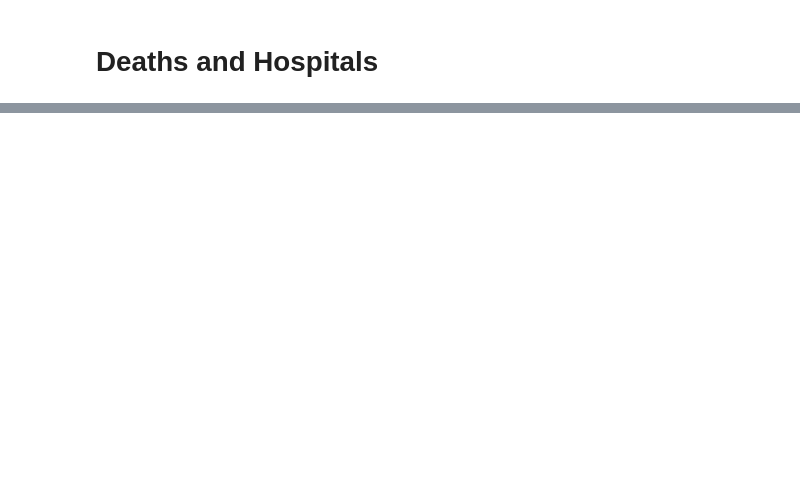
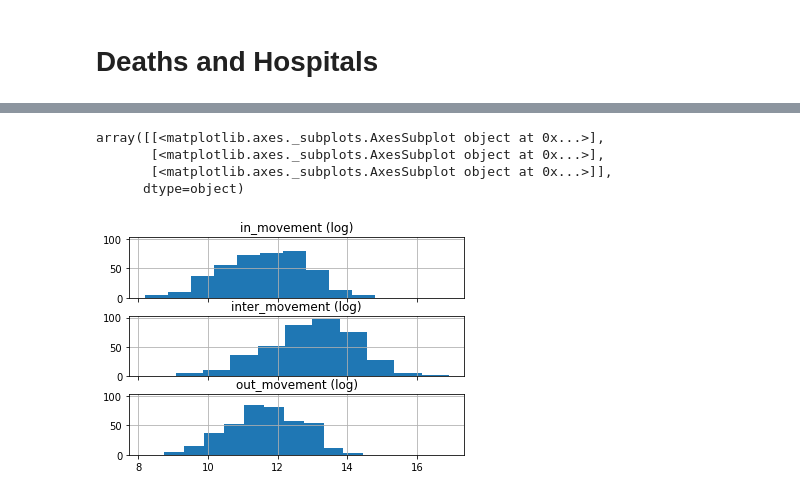
Before and after one commit to jhu-covid-optimization/covid-drivers, a Jupyter notebook: notebooks/06-rp-hospital_analysis.ipynb, the cells around one changed output, grey strips where cells are left out. Cells and saved outputs as stored; diff of their text form; code cells hidden in the pictures; blank space fills up the shorter version.

```diff
--- a/notebooks/06-rp-hospital_analysis.ipynb
+++ b/notebooks/06-rp-hospital_analysis.ipynb
@@ -76,7 +73,9 @@ deaths_df['cum_deaths'] = deaths_df.apply(
 #cum_deaths.columns = ['FIPS','cum_deaths']
 cum_deaths = deaths_df[['FIPS', 'cum_deaths']]
 cum_deaths = pd.merge(cum_deaths, counties[['FIPS','Total Hospitals (2019)', 'ICU Beds']], on='FIPS')
-cum_deaths = pd.merge(cum_deaths, m50[['FIPS', '03-01']], on='FIPS')
-cum_deaths.rename(columns={'03-01':'m50'}, inplace=True)
+
+m50_dates = get_date_columns(m50, return_dtimes=False)
+m50['baseline'] = m50.apply(lambda x: x[m50_dates[:7]].mean(), axis=1)
+cum_deaths = pd.merge(cum_deaths, m50[['FIPS', 'baseline']], on='FIPS')
+cum_deaths.rename(columns={'baseline':'m50'}, inplace=True)
 cum_deaths = pd.merge(cum_deaths, od_mobility, on='FIPS')
-cum_deaths['Intra_movement'] = cum_deaths['Total_movement'] - cum_deaths['Inter_movement']
@@ -120 +113,9 @@ cum_deaths[[lc + ' log' for lc in log_cols]] = cum_deaths[log_cols].transform('l
+# %%
+cum_deaths[['inter_movement (log)', 'in_movement (log)', 'out_movement (log)']].hist(sharex=True, sharey=True, layout = (3,1))
+# %% [output]
+array([[<matplotlib.axes._subplots.AxesSubplot object at 0x...>],
+       [<matplotlib.axes._subplots.AxesSubplot object at 0x...>],
+       [<matplotlib.axes._subplots.AxesSubplot object at 0x...>]],
+      dtype=object)
+[figure, added]
 # %%
```
Also changed, not shown: parts of 17 cells of this notebook, 12 other files.
